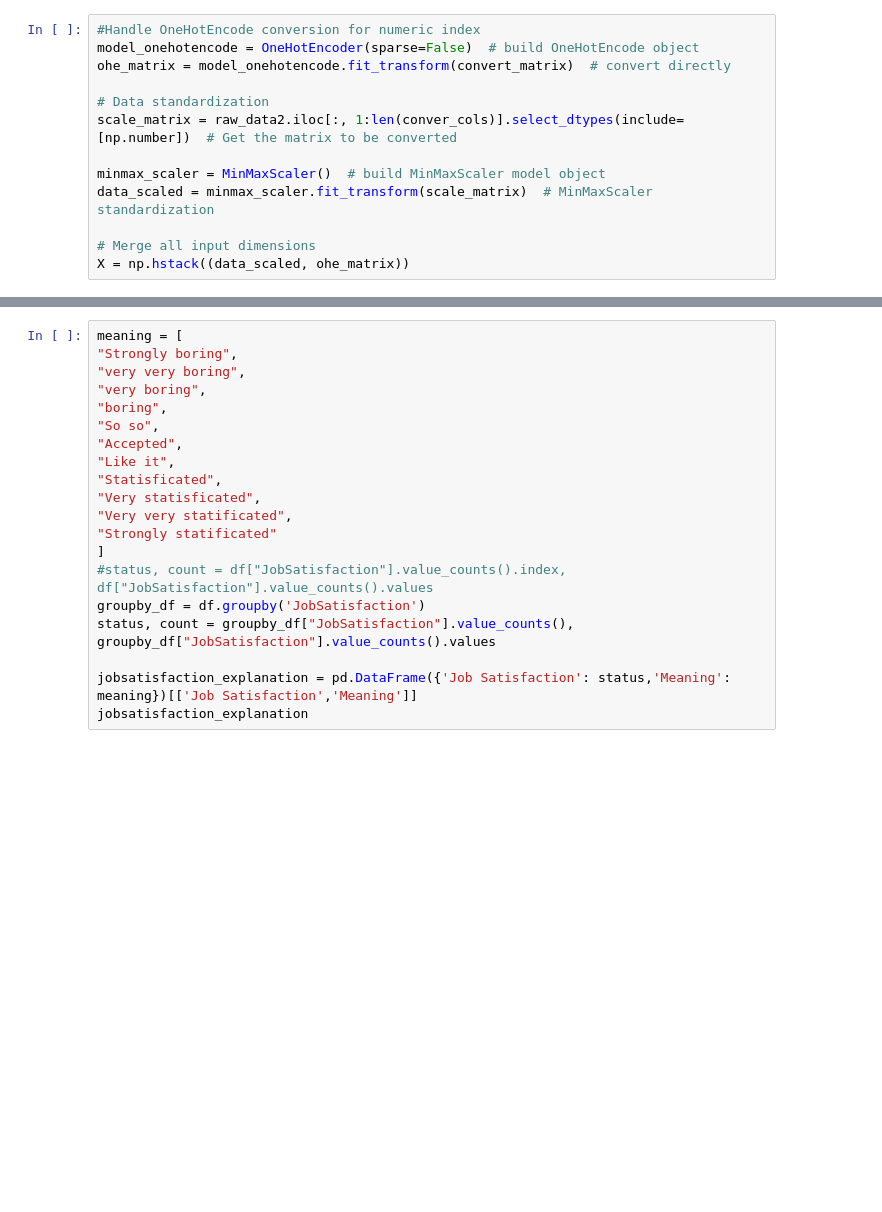
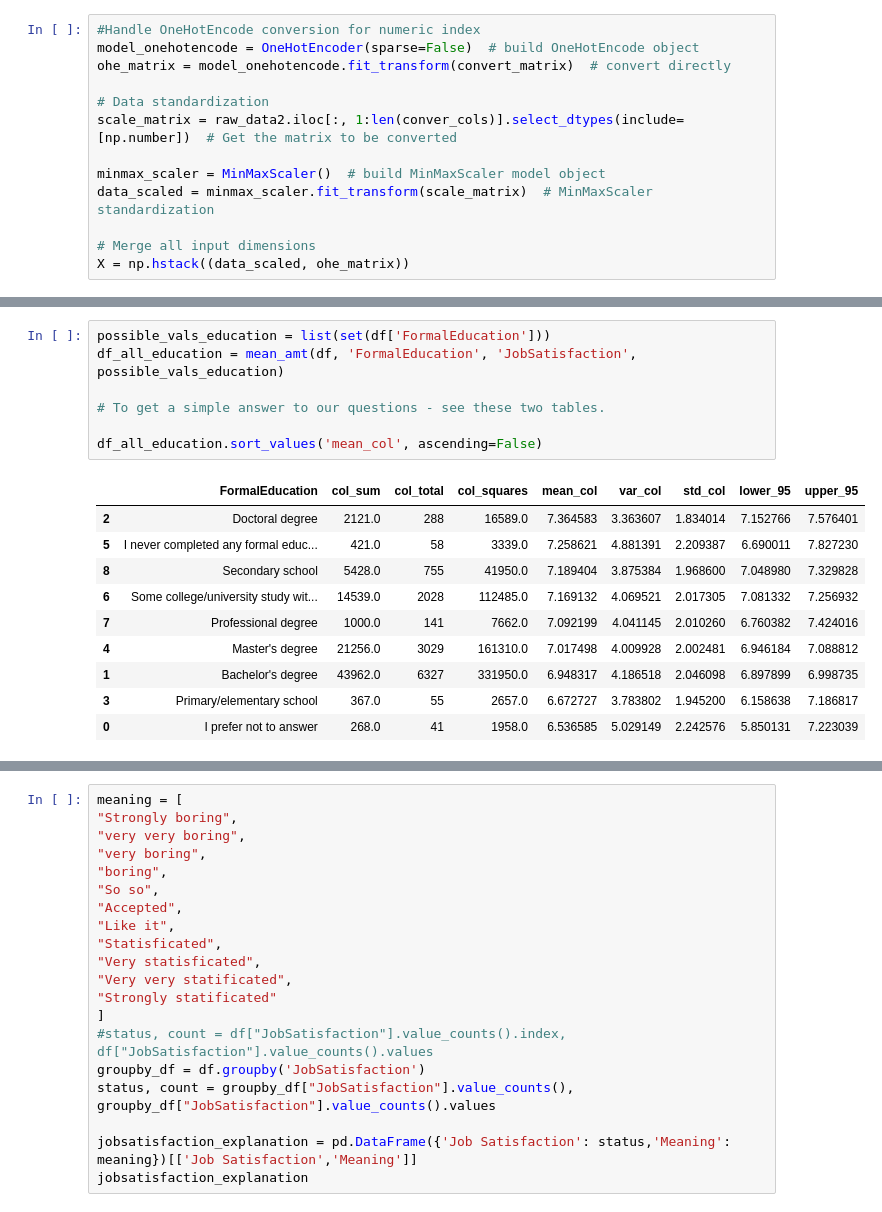
Before and after one commit to JerrySmithLu/Data-sciences, a Jupyter notebook: My first project I.ipynb, the cells around one changed output, grey strips where cells are left out. Drawn from its saved outputs; the diff is of its cells as text; blank space fills up the shorter version.

```diff
--- a/My first project I.ipynb
+++ b/My first project I.ipynb
@@ -197,0 +308,18 @@ df[fico_columns].plot.hist(alpha=0.5,bins=20);
+# %%
+possible_vals_education = list(set(df['FormalEducation']))
+df_all_education = mean_amt(df, 'FormalEducation', 'JobSatisfaction', possible_vals_education)
+
+# To get a simple answer to our questions - see these two tables.
+
+df_all_education.sort_values('mean_col', ascending=False)
+# %% [output]
+|  | FormalEducation | col_sum | col_total | col_squares | mean_col | var_col | std_col | lower_95 | upper_95 |
+| 2 | Doctoral degree | 2121.0 | 288 | 16589.0 | 7.364583 | 3.363607 | 1.834014 | 7.152766 | 7.576401 |
+| 5 | I never completed any formal educ... | 421.0 | 58 | 3339.0 | 7.258621 | 4.881391 | 2.209387 | 6.690011 | 7.827230 |
+| 8 | Secondary school | 5428.0 | 755 | 41950.0 | 7.189404 | 3.875384 | 1.968600 | 7.048980 | 7.329828 |
+| 6 | Some college/university study wit... | 14539.0 | 2028 | 112485.0 | 7.169132 | 4.069521 | 2.017305 | 7.081332 | 7.256932 |
+| 7 | Professional degree | 1000.0 | 141 | 7662.0 | 7.092199 | 4.041145 | 2.010260 | 6.760382 | 7.424016 |
+| 4 | Master's degree | 21256.0 | 3029 | 161310.0 | 7.017498 | 4.009928 | 2.002481 | 6.946184 | 7.088812 |
+| 1 | Bachelor's degree | 43962.0 | 6327 | 331950.0 | 6.948317 | 4.186518 | 2.046098 | 6.897899 | 6.998735 |
+| 3 | Primary/elementary school | 367.0 | 55 | 2657.0 | 6.672727 | 3.783802 | 1.945200 | 6.158638 | 7.186817 |
+| 0 | I prefer not to answer | 268.0 | 41 | 1958.0 | 6.536585 | 5.029149 | 2.242576 | 5.850131 | 7.223039 |
```
Also changed, not shown: parts of 8 cells of this notebook.
